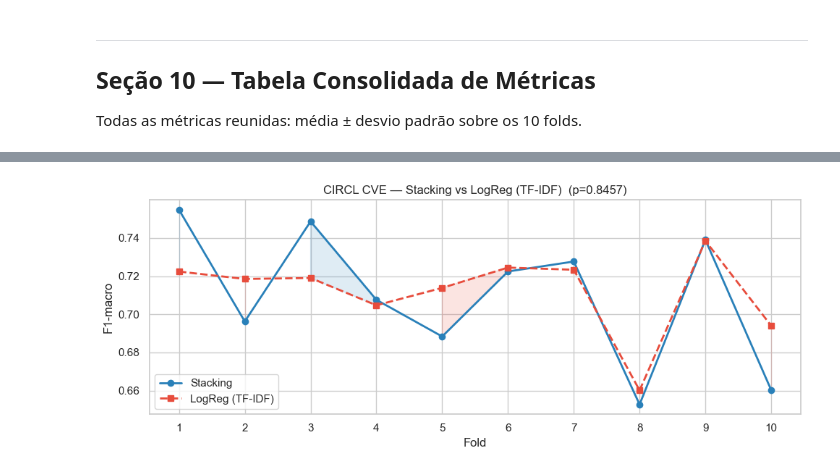
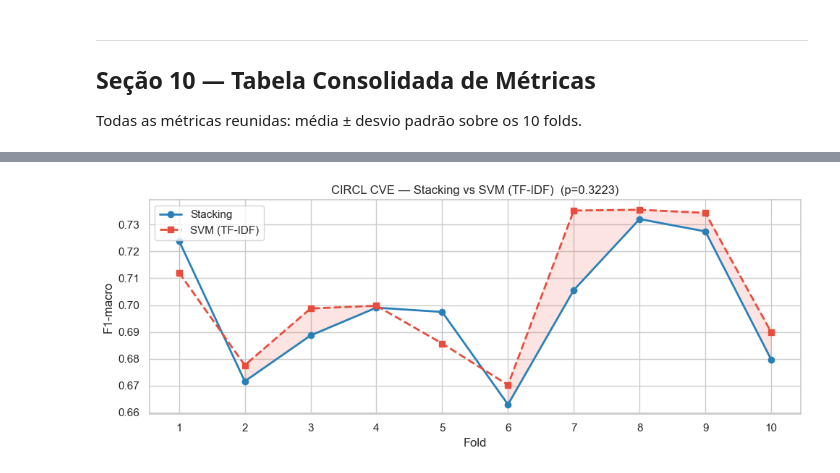
Before and after one commit to douglasfragoso/bug-classifier, a Jupyter notebook: notebooks/projeto_hibrido.ipynb, the cells around one changed output, grey strips where cells are left out. Cells and saved outputs as stored; diff of their text form; code cells hidden in the pictures.

Commit message:
docs: second round

```diff
--- a/notebooks/projeto_hibrido.ipynb
+++ b/notebooks/projeto_hibrido.ipynb
@@ -1085,5 +1345,5 @@ for nome, res in results_spark.items():
 # %%
-results_circl = run_baselines(df_circl, emb_circl, 'CIRCL CVE', params=bp_circl)
+results_circl = run_baselines(df_circl_eval, emb_circl_eval, 'CIRCL CVE', params=bp_circl)
 for nome, res in results_circl.items():
     print_summary(res, nome)
 # %% [output]
@@ -1380,13 +1820,12 @@ evaluate_stacking definida.
 # %%
-
-
-
 print('=== Stacking — Apache Spark ===')
-result_stack_spark = evaluate_stacking(df_spark, emb_spark, params=bp_spark)
+result_stack_spark = evaluate_stacking(df_spark_eval, emb_spark_eval, base_learners=sel_spark,
+                                       params=bp_spark)
 print_summary(result_stack_spark, 'Stacking (Spark)')
 
 print('\n=== Stacking — CIRCL CVE ===')
-result_stack_circl = evaluate_stacking(df_circl, emb_circl, params=bp_circl)
+result_stack_circl = evaluate_stacking(df_circl_eval, emb_circl_eval, base_learners=sel_circl,
+                                       params=bp_circl)
 print_summary(result_stack_circl, 'Stacking (CIRCL)')
 # %% [output]
 === Stacking — Apache Spark ===
@@ -1408,0 +1948,8 @@ print_summary(result_stack_circl, 'Stacking (CIRCL)')
+# %%
+result_voting_spark = run_weighted_voting(df_spark_eval, emb_spark_eval, 'Apache Spark',
+                                         base_learners=sel_spark, params=bp_spark)
+print_summary(result_voting_spark, 'Voto Ponderado (Spark)')
+
+result_voting_circl = run_weighted_voting(df_circl_eval, emb_circl_eval, 'CIRCL CVE',
+                                          base_learners=sel_circl, params=bp_circl)
+print_summary(result_voting_circl, 'Voto Ponderado (CIRCL)')
@@ -1540,50 +2116,68 @@ não podemos verificar normalidade dos resíduos para o t-test.
 # %%
-def teste_wilcoxon(res_stack, res_base, nome_base, dataset_name, metrica='F1-macro'):
-    f1_st = res_stack['folds'][metrica].values
-    f1_bs = res_base['folds'][metrica].values
-    diff  = f1_st - f1_bs
+def teste_wilcoxon(res_a, res_b, nome_b, dataset_name, nome_a='Stacking',
+                   metrica='F1-macro'):
+    """Wilcoxon pareado fold-a-fold entre dois sistemas (res_a vs res_b).
+
+    Genérico: `nome_a` rotula o sistema A (default 'Stacking') para reaproveitar
+    a função tanto em Stacking-vs-baseline quanto em Voto-vs-baseline e
+    Stacking-vs-Voto.
+    """
+    f1_a = res_a['folds'][metrica].values
+    f1_b = res_b['folds'][metrica].values
+    diff = f1_a - f1_b
 
     print(f'\n=== Wilcoxon — {dataset_name} ===')
-    print(f'Stacking vs {nome_base} | métrica: {metrica}')
-    print(f'  Stacking:  {f1_st.round(4)}')
-    print(f'  Baseline:  {f1_bs.round(4)}')
+    print(f'{nome_a} vs {nome_b} | métrica: {metrica}')
+    print(f'  {nome_a}:  {f1_a.round(4)}')
+    print(f'  {nome_b}:  {f1_b.round(4)}')
     print(f'  Diferença: {diff.round(4)}')
-    print(f'  Stacking média:  {f1_st.mean():.4f} ± {f1_st.std():.4f}')
-    print(f'  Baseline média:  {f1_bs.mean():.4f} ± {f1_bs.std():.4f}')
+    print(f'  {nome_a} média:  {f1_a.mean():.4f} ± {f1_a.std():.4f}')
+    print(f'  {nome_b} média:  {f1_b.mean():.4f} ± {f1_b.std():.4f}')
     print(f'  Melhora média:   {diff.mean():+.4f}')
 
     if np.all(diff == 0):
         print('  AVISO: diferenças todas zero — Wilcoxon não aplicável.')
         return
 
-    stat, p = wilcoxon(f1_st, f1_bs, alternative='two-sided')
+    stat, p = wilcoxon(f1_a, f1_b, alternative='two-sided')
     print(f'\n  Wilcoxon: W={stat:.3f}, p={p:.4f}')
     if p < 0.05:
         print(f'  CONCLUSÃO: p < 0.05 → diferença SIGNIFICATIVA')
-        print(f'  Stacking é {"MELHOR" if diff.mean() > 0 else "PIOR"} que {nome_base}.')
+        print(f'  {nome_a} é {"MELHOR" if diff.mean() > 0 else "PIOR"} que {nome_b}.')
     else:
         print(f'  CONCLUSÃO: p ≥ 0.05 → sem evidência de diferença significativa.')
 
     # Gráfico fold-a-fold
     fig, ax = plt.subplots(figsize=(10, 4))
-    folds = range(1, len(f1_st) + 1)
-    ax.plot(folds, f1_st, 'o-', label='Stacking', color='#2980b9', linewidth=2)
-    ax.plot(folds, f1_bs, 's--', label=nome_base, color='#e74c3c', linewidth=2)
-    ax.fill_between(folds, f1_st, f1_bs,
-                    where=(f1_st >= f1_bs), alpha=0.15, color='#2980b9')
-    ax.fill_between(folds, f1_st, f1_bs,
-                    where=(f1_st < f1_bs), alpha=0.15, color='#e74c3c')
+    folds = range(1, len(f1_a) + 1)
+    ax.plot(folds, f1_a, 'o-', label=nome_a, color='#2980b9', linewidth=2)
+    ax.plot(folds, f1_b, 's--', label=nome_b, color='#e74c3c', linewidth=2)
+    ax.fill_between(folds, f1_a, f1_b,
+                    where=(f1_a >= f1_b), alpha=0.15, color='#2980b9')
+    ax.fill_between(folds, f1_a, f1_b,
+                    where=(f1_a < f1_b), alpha=0.15, color='#e74c3c')
     ax.set_xticks(list(folds))
     ax.set_xlabel('Fold'); ax.set_ylabel(metrica)
-    ax.set_title(f'{dataset_name} — Stacking vs {nome_base}  (p={p:.4f})')
+    ax.set_title(f'{dataset_name} — {nome_a} vs {nome_b}  (p={p:.4f})')
     ax.legend()
     plt.tight_layout()
-    fname = f'wilcoxon_{dataset_name.lower().replace(" ","_")}.png'
+    slug_a = nome_a.lower().replace(" ", "_")
+    slug_b = nome_b.lower().replace(" ", "_")
+    fname = f'wilcoxon_{dataset_name.lower().replace(" ","_")}_{slug_a}_vs_{slug_b}.png'
     plt.savefig(RESULTS_DIR / fname, dpi=150, bbox_inches='tight')
     plt.show()
 
 
-teste_wilcoxon(result_stack_spark, res_bst_s, nome_bst_s, 'Apache Spark')
-teste_wilcoxon(result_stack_circl, res_bst_c, nome_bst_c, 'CIRCL CVE')
+# ── 1) Stacking vs melhor baseline ───────────────────────────────────────────
+teste_wilcoxon(result_stack_spark, res_bst_s, nome_bst_s, 'Apache Spark', nome_a='Stacking')
+teste_wilcoxon(result_stack_circl, res_bst_c, nome_bst_c, 'CIRCL CVE',    nome_a='Stacking')
+
+# ── 2) Voto Ponderado (Fusão) vs melhor baseline ─────────────────────────────
+teste_wilcoxon(result_voting_spark, res_bst_s, nome_bst_s, 'Apache Spark', nome_a='Voto Ponderado')
+teste_wilcoxon(result_voting_circl, res_bst_c, nome_bst_c, 'CIRCL CVE',    nome_a='Voto Ponderado')
+
+# ── 3) Meta-learning vs Fusão: Stacking vs Voto Ponderado (mesmos base-learners) ─
+teste_wilcoxon(result_stack_spark, result_voting_spark, 'Voto Ponderado', 'Apache Spark', nome_a='Stacking')
+teste_wilcoxon(result_stack_circl, result_voting_circl, 'Voto Ponderado', 'CIRCL CVE',    nome_a='Stacking')
 # %% [output]
 === Wilcoxon — Apache Spark ===
@@ -1613,2 +2207,2 @@ Stacking vs LogReg (TF-IDF) | métrica: F1-macro
   CONCLUSÃO: p ≥ 0.05 → sem evidência de diferença significativa.
-[figure, old version]
+[figure, new version]
```
Also changed, not shown: parts of 28 cells of this notebook, 28 other files.
